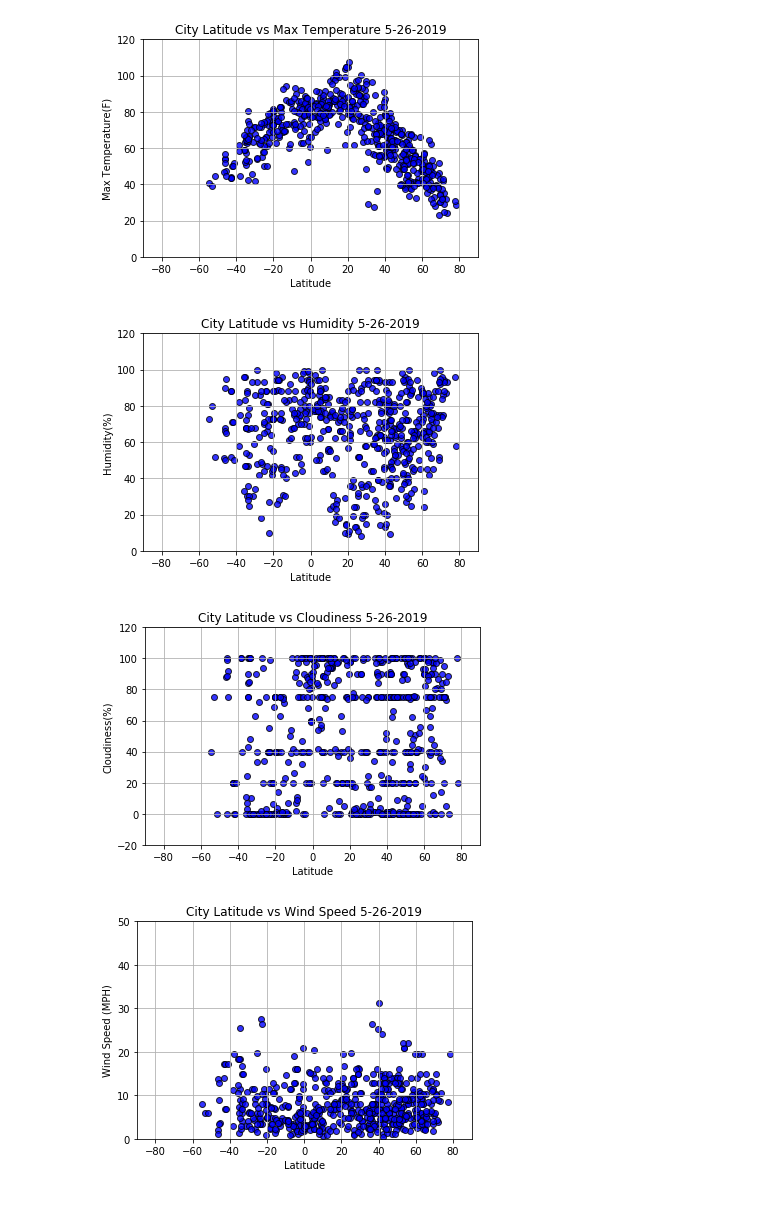
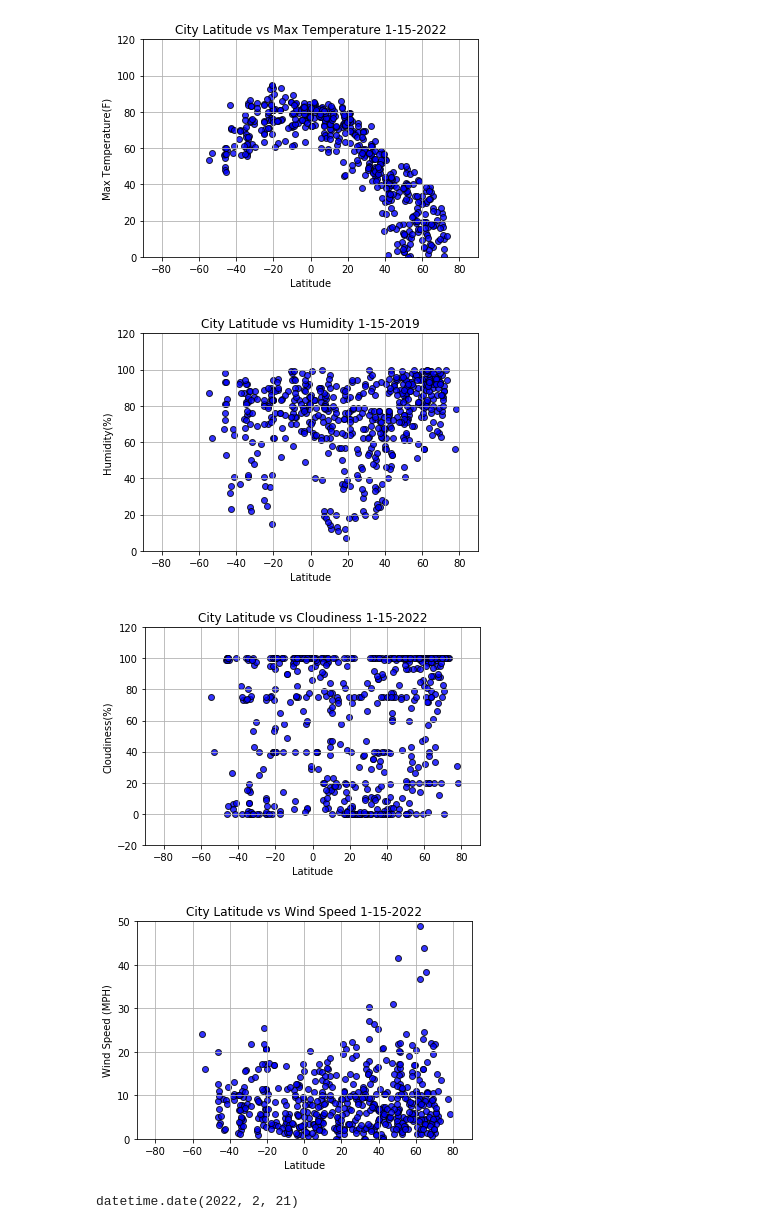
Before and after one commit to Ghernandez1991/WeatherPy, a Jupyter notebook: Pymap.ipynb, the cells around one changed output. Cells and saved outputs as stored; diff of their text form; code cells hidden in the pictures.

```diff
--- a/Pymap.ipynb
+++ b/Pymap.ipynb
@@ -239,7 +236,7 @@ The wind speed of durban is 9.17
 # this is a test to confirm we are receiving correct data from the api--these test cities are not the same as those used in the mass
 #api pull--scale 10 cities- if we run again-would pull from mass list of 500+ cities
 
-for city in cities:
+for city in cities[0:10]:
     weather_data5 = requests.get(query_url + city).json()
     city_id_responses.append(weather_data5)
     try:
@@ -247,4 +244,6 @@ for city in cities:
     except (KeyError):
         print("Oops, something is missing.Skipping")
     print("------------")
+
+    time.sleep(2)
 # %% [output]
@@ -270,7 +271,7 @@ The city id of durban is 3016194
 # this is a test to confirm we are receiving correct data from the api--these test cities are not the same as those used in the mass
 #api pull--scale 10 cities- if we run again-would pull from mass list of 500+ cities
 
-for city in cities:
+for city in cities[0:10]:
     weather_data6 = requests.get(query_url + city).json()
     country_responses.append(weather_data6)
     try:
@@ -278,4 +279,6 @@ for city in cities:
     except (KeyError):
         print("Oops, something is missing.Skipping")
     print("------------")
+
+    time.sleep(2)
 # %% [output]
@@ -301,7 +306,7 @@ The country code of durban is FR
 # this is a test to confirm we are receiving correct data from the api--these test cities are not the same as those used in the mass
 #api pull--scale 10 cities- if we run again-would pull from mass list of 500+ cities
 
-for city in cities:
+for city in cities[0:10]:
     weather_data7 = requests.get(query_url + city).json()
     #lats = weather_data7['coord']['lat']
     lat_lng_responses.append(weather_data7)
@@ -311,4 +316,6 @@ for city in cities:
         print("Oops, something is missing.Skipping")
 
     print("------------")
+
+    time.sleep(2)
 # %% [output]
@@ -393,4 +402,5 @@ for index, row in cities_df.iterrows():
     except (KeyError, IndexError):
         print("Missing field/result... skipping.")
     print("------------")
+    time.sleep(2)
 # %% [output]
@@ -475,25 +485,25 @@ final_clean_df.to_csv('Final.csv')
 # %%
 #Temperature (F) vs. Latitude scatter plot
 temperature = final_clean_df.Temp_max.to_list()
 lat1 = final_clean_df.lat.to_list()
 
 plt.scatter(lat1,
             temperature,
             c="blue",
             edgecolor="black", linewidths=1, marker="o",
             alpha=0.8, label="Urban")
 
-plt.title("City Latitude vs Max Temperature 5-26-2019")
+plt.title("City Latitude vs Max Temperature 1-15-2022")
 plt.ylabel("Max Temperature(F)")
 plt.ylim((0,120))
 plt.xlabel("Latitude")
 plt.xlim((-90,90))
 plt.grid(True)
 plt.savefig("City Latitude and Maxtemp.png")
 
 plt.show()
 # %% [output]
-[figure, old version]
+[figure, new version]
 # %%
 #Humidity (F) vs. Latitude scatter plot
 Humidity1 = final_clean_df.Humidity.to_list()
@@ -505,7 +515,7 @@ plt.scatter(lat1,
             edgecolor="black", linewidths=1, marker="o",
             alpha=0.8, label="Urban")
 
-plt.title("City Latitude vs Humidity 5-26-2019")
+plt.title("City Latitude vs Humidity 1-15-2019")
 plt.ylabel("Humidity(%)")
 plt.ylim((0,120))
 plt.xlabel("Latitude")
@@ -515,7 +525,7 @@ plt.savefig("City Latitude and humidity.png")
 
 plt.show()
 # %% [output]
-[figure, old version]
+[figure, new version]
 # %%
 #Cloudiness vs. Latitude scatter plot
 Cloudiness1 = final_clean_df.Cloudiness.to_list()
@@ -527,7 +537,7 @@ plt.scatter(lat1,
             edgecolor="black", linewidths=1, marker="o",
             alpha=0.8, label="Urban")
 
-plt.title("City Latitude vs Cloudiness 5-26-2019")
+plt.title("City Latitude vs Cloudiness 1-15-2022")
 plt.ylabel("Cloudiness(%)")
 plt.ylim((-20,120))
 plt.xlabel("Latitude")
@@ -537,7 +547,7 @@ plt.savefig("City Latitude and Cloudiness.png")
 
 plt.show()
 # %% [output]
-[figure, old version]
+[figure, new version]
 # %%
 #WindSpeed vs. Latitude scatter plot
 windspeed1 = final_clean_df.wind_speed.to_list()
@@ -549,7 +559,7 @@ plt.scatter(lat1,
             edgecolor="black", linewidths=1, marker="o",
             alpha=0.8, label="Urban")
 
-plt.title("City Latitude vs Wind Speed 5-26-2019")
+plt.title("City Latitude vs Wind Speed 1-15-2022")
 plt.ylabel("Wind Speed (MPH)")
 plt.ylim((0,50))
 plt.xlabel("Latitude")
@@ -559,4 +569,11 @@ plt.savefig("City Latitude and Wind Speed.png")
 
 plt.show()
 # %% [output]
-[figure, old version]
+[figure, new version]
+# %%
+from datetime import date
+
+today = date.today()
+today
+# %% [output]
+datetime.date(2022, 2, 21)
```
Also changed, not shown: parts of 25 cells of this notebook, 4 other files.
